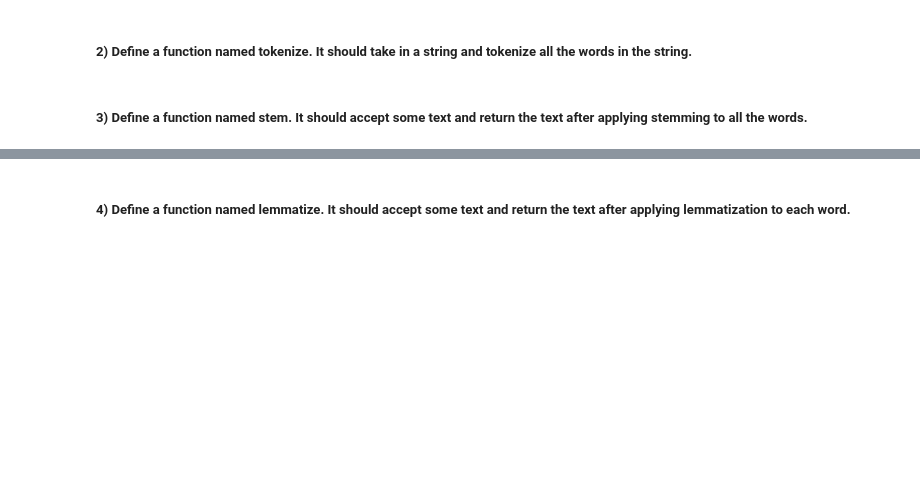
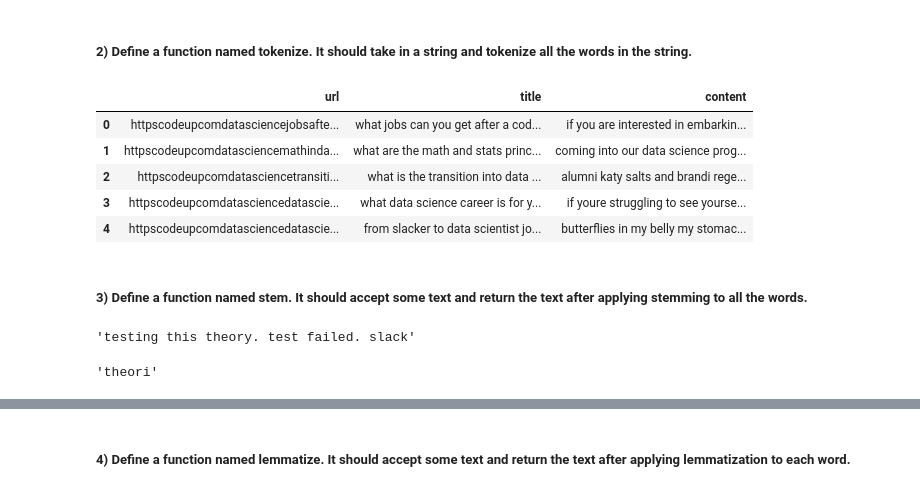
Before and after one commit to Cayt-Schlichting/natural-language-processing-exercises, a Jupyter notebook: prepare_workbook.ipynb, the cells around one changed output, grey strips where cells are left out. Drawn from its saved outputs; the diff is of its cells as text; code cells hidden in the pictures; blank space fills up the shorter version.

```diff
--- a/prepare_workbook.ipynb
+++ b/prepare_workbook.ipynb
@@ -110,5 +110,19 @@ blogs
 # blogs['content'].apply(unicodedata.normalize,args=('NFKD',))
 # %% [markdown]
 ##### 2) Define a function named tokenize. It should take in a string and tokenize all the words in the string.
+# %%
+def tokenize(words):
+    toktok = nltk.tokenize.toktok.ToktokTokenizer()
+    return toktok.tokenize(words, return_str=True)
+# %%
+blogs = blogs.applymap(tokenize)
+blogs
+# %% [output]
+|  | url | title | content |
+| 0 | httpscodeupcomdatasciencejobsafte... | what jobs can you get after a cod... | if you are interested in embarkin... |
+| 1 | httpscodeupcomdatasciencemathinda... | what are the math and stats princ... | coming into our data science prog... |
+| 2 | httpscodeupcomdatasciencetransiti... | what is the transition into data ... | alumni katy salts and brandi rege... |
+| 3 | httpscodeupcomdatasciencedatascie... | what data science career is for y... | if youre struggling to see yourse... |
+| 4 | httpscodeupcomdatasciencedatascie... | from slacker to data scientist jo... | butterflies in my belly my stomac... |
 # %% [markdown]
 ##### 3) Define a function named stem. It should accept some text and return the text after applying stemming to all the words.
@@ -114,0 +140,8 @@ blogs
+# %%
+ps.stem("testing this theory. test failed. slacker") #yup, needs just a single word
+# %% [output]
+'testing this theory. test failed. slack'
+# %%
+ps.stem('theory') #weird that it does that though
+# %% [output]
+'theori'
```
Also changed, not shown: parts of 20 cells of this notebook.
